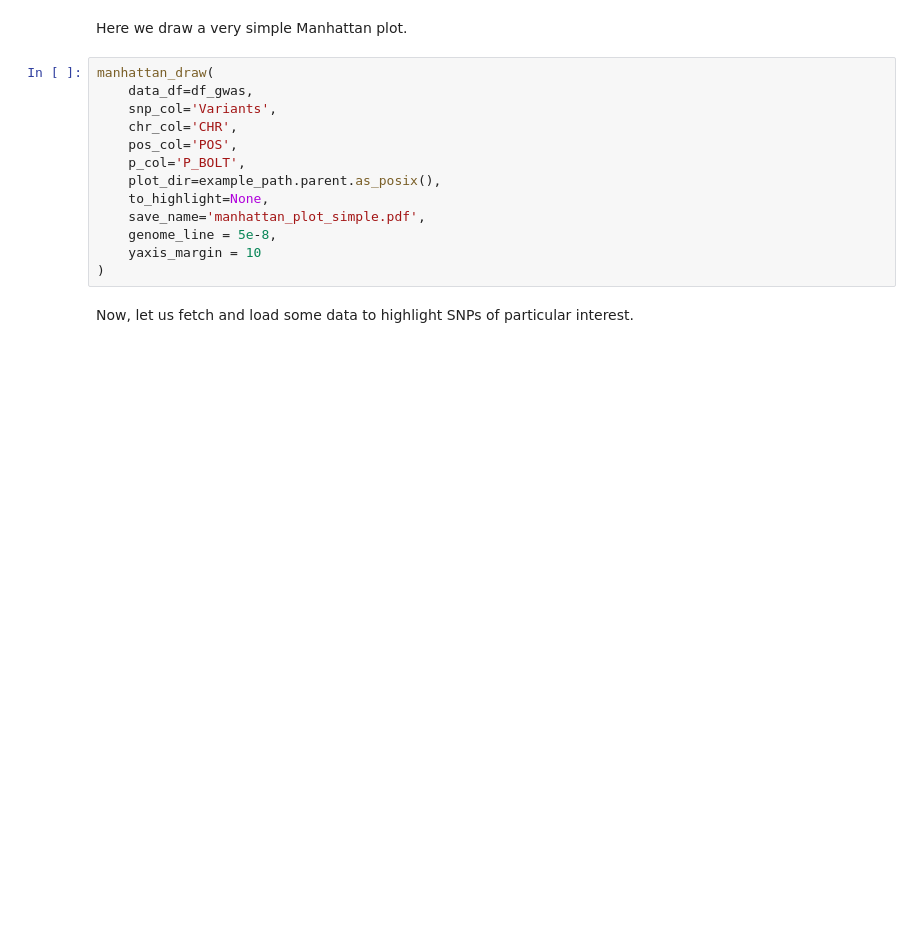
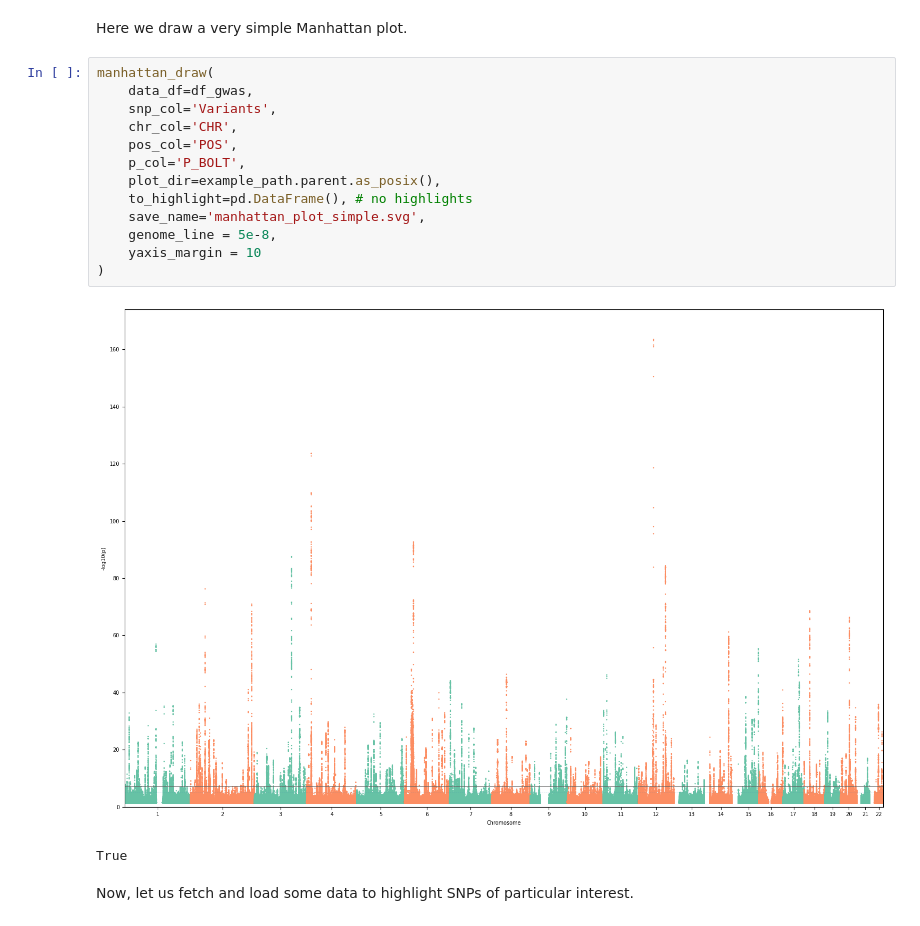
Before and after one commit to cge-tubingens/IDEAL-GENOM, a Jupyter notebook: viz_notebooks/manhattan.ipynb, the cells around one changed output. Drawn from its saved outputs; the diff is of its cells as text; blank space fills up the shorter version.

```diff
--- a/viz_notebooks/manhattan.ipynb
+++ b/viz_notebooks/manhattan.ipynb
@@ -54,16 +54,19 @@ Here we draw a very simple Manhattan plot.
 # %%
 manhattan_draw(
     data_df=df_gwas,
     snp_col='Variants',
     chr_col='CHR',
     pos_col='POS',
     p_col='P_BOLT',
     plot_dir=example_path.parent.as_posix(),
-    to_highlight=None,
-    save_name='manhattan_plot_simple.pdf',
+    to_highlight=pd.DataFrame(), # no highlights
+    save_name='manhattan_plot_simple.svg',
     genome_line = 5e-8,
     yaxis_margin = 10
 )
+# %% [output]
+[figure, added]
+True
 # %% [markdown]
 Now, let us fetch and load some data to highlight SNPs of particular interest.
 # %%
```
Also changed, not shown: parts of 5 cells of this notebook, 4 other files.
